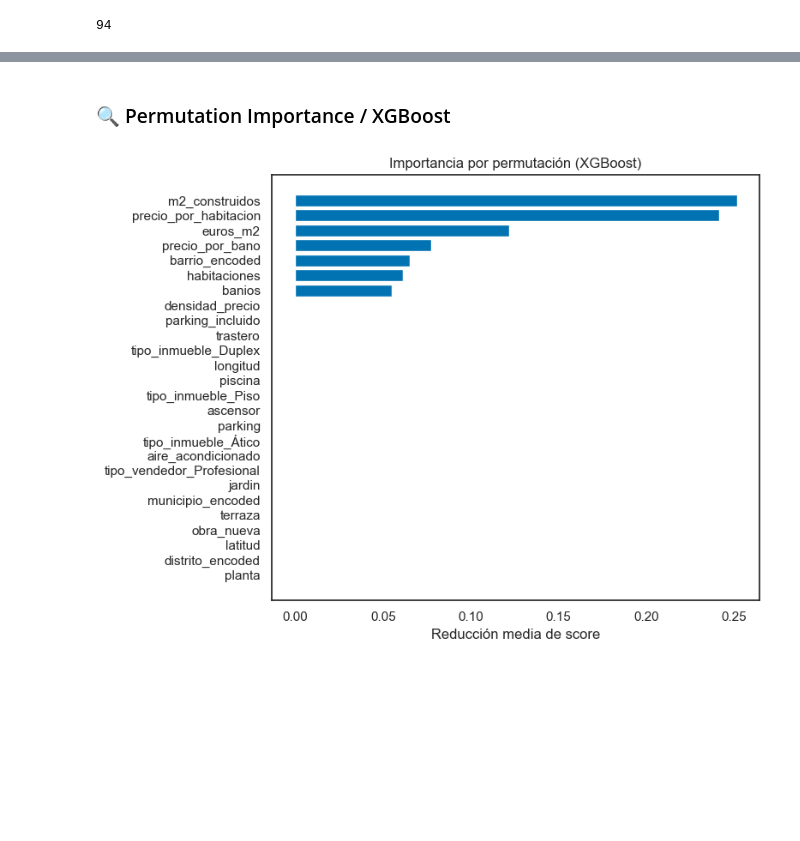
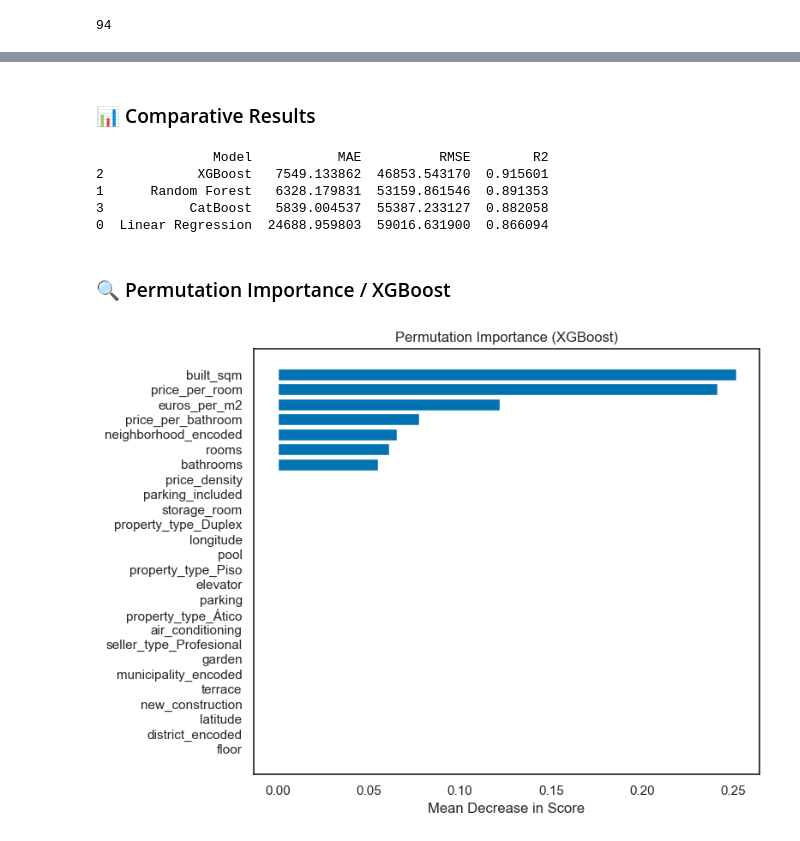
Before and after one commit to apvwbm/HousingPricePredictor-Asturias, a Jupyter notebook: src/results_notebook/final_results.ipynb, the cells around one changed output, grey strips where cells are left out. Cells and saved outputs as stored; diff of their text form; code cells hidden in the pictures; blank space fills up the shorter version.

```diff
--- a/src/results_notebook/final_results.ipynb
+++ b/src/results_notebook/final_results.ipynb
@@ -594,0 +543,6 @@ print(resultados_df)
+# %%
+# Scaling Numerical Variables (after the split — to avoid leakage)
+scaler = StandardScaler()
+num_cols = ['euros_per_m2', 'built_sqm', 'rooms', 'bathrooms', 'floor']
+X_train[num_cols] = scaler.fit_transform(X_train[num_cols])
+X_test[num_cols] = scaler.transform(X_test[num_cols])
@@ -594,0 +551,29 @@ print(resultados_df)
+# %%
+models = {
+    "Linear Regression": LinearRegression(),
+    "Random Forest": RandomForestRegressor(n_estimators=100, random_state=seed),
+    "XGBoost": XGBRegressor(n_estimators=100, learning_rate=0.1, max_depth=6, random_state=seed),
+    "CatBoost": CatBoostRegressor(iterations=500, learning_rate=0.1, depth=6, random_state=seed, verbose=0)
+}
+
+results = []
+
+for name, model in models.items():
+    model.fit(X_train, y_train)
+    y_pred = model.predict(X_test)
+
+    mae = mean_absolute_error(y_test, y_pred)
+    mse = mean_squared_error(y_test, y_pred)
+    rmse = np.sqrt(mse)
+    r2 = r2_score(y_test, y_pred)
+
+    results.append((name, mae, rmse, r2))
+
+    # Plot
+    plt.figure(figsize=(6, 5))
+    plt.scatter(y_test, y_pred, alpha=0.4)
+    plt.title(f"{name} - Actual vs Predicted")
+    plt.xlabel("Actual Price")
+    plt.ylabel("Predicted Price")
+    plt.plot([y_test.min(), y_test.max()], [y_test.min(), y_test.max()], '--r')
+    plt.show()
@@ -595,20 +585,31 @@ print(resultados_df)
+# %% [markdown]
+### 📊 Comparative Results
+# %%
+results_df = pd.DataFrame(results, columns=["Model", "MAE", "RMSE", "R2"]).sort_values(by="R2", ascending=False)
+print(results_df)
+# %% [output]
+               Model           MAE          RMSE        R2
+2            XGBoost   7549.133862  46853.543170  0.915601
+1      Random Forest   6328.179831  53159.861546  0.891353
+3           CatBoost   5839.004537  55387.233127  0.882058
+0  Linear Regression  24688.959803  59016.631900  0.866094
 # %% [markdown]
 ### 🔍 Permutation Importance / XGBoost
 # %%
-best_model = modelos["XGBoost"]
+best_model = models["XGBoost"]
 perm = permutation_importance(best_model, X_test, y_test, n_repeats=10, random_state=seed)
 
-importancia_df = pd.DataFrame({
+importance_df = pd.DataFrame({
     'feature': X_test.columns,
     'importance': perm.importances_mean
 }).sort_values(by='importance', ascending=True)
 
 plt.figure(figsize=(8, 6))
-plt.barh(importancia_df['feature'], importancia_df['importance'])
-plt.title("Importancia por permutación (XGBoost)")
-plt.xlabel("Reducción media de score")
+plt.barh(importance_df['feature'], importance_df['importance'])
+plt.title("Permutation Importance (XGBoost)")
+plt.xlabel("Mean Decrease in Score")
 plt.tight_layout()
 plt.show()
 # %% [output]
-[figure, old version]
+[figure, new version]
 # %%
```
Also changed, not shown: parts of 97 cells of this notebook, 19 other files.
